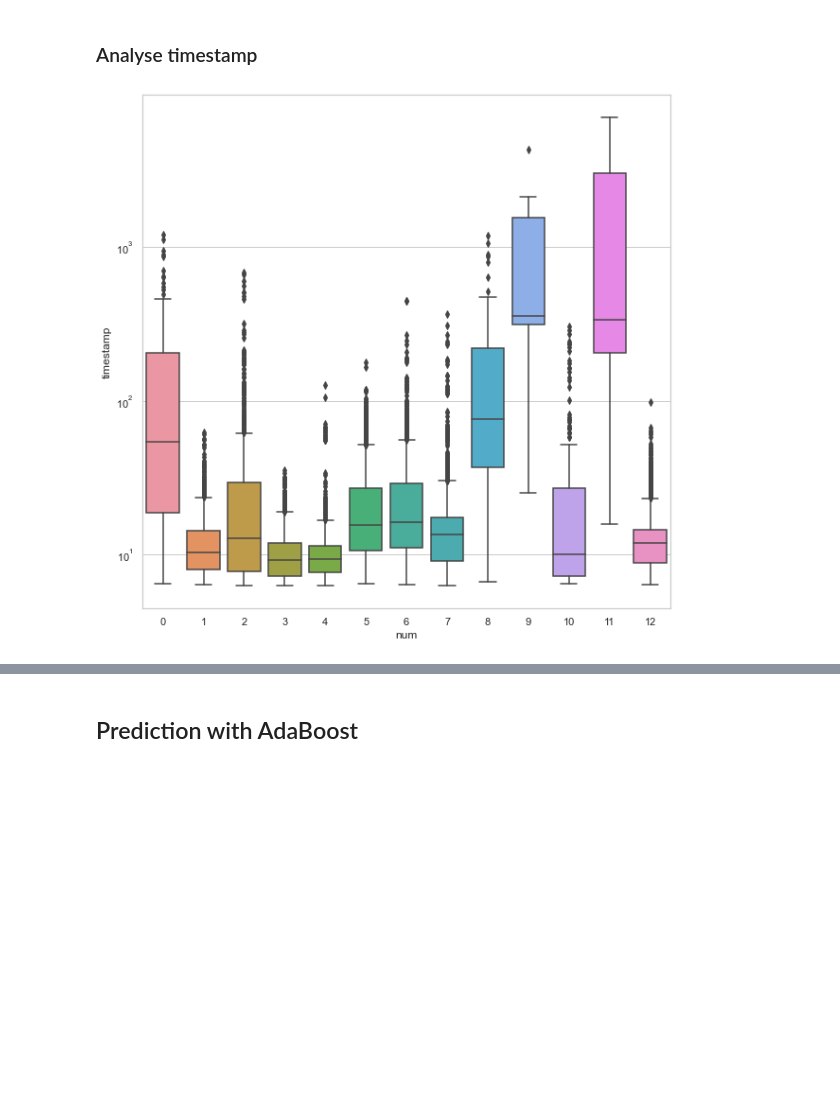
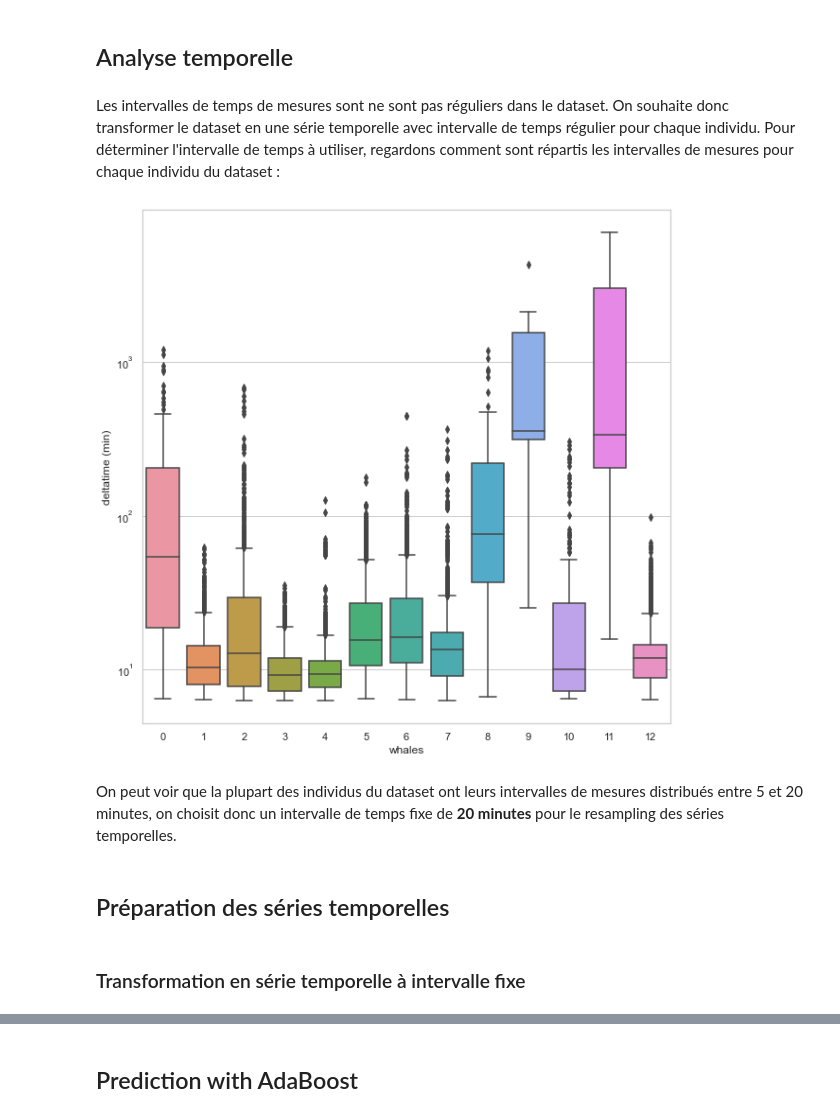
Before and after one commit to bgaudron/learning-whales, a Jupyter notebook: prediction.ipynb, the cells around one changed output, grey strips where cells are left out. Saved outputs shown, nothing was run; the diff lists cells and outputs as text; code cells hidden in the pictures; blank space fills up the shorter version.

```diff
--- a/prediction.ipynb
+++ b/prediction.ipynb
@@ -18,18 +22,29 @@ whales = []
 for id in df['individual-local-identifier'].unique():
     whales.append(df[df['individual-local-identifier']==id][['timestamp','location-lat','location-long']])
 # %% [markdown]
-### Analyse timestamp
+## Analyse temporelle
+# %% [markdown]
+Les intervalles de temps de mesures sont ne sont pas réguliers dans le dataset. On souhaite donc transformer le dataset en une série temporelle avec intervalle de temps régulier pour chaque individu.
+Pour déterminer l'intervalle de temps à utiliser, regardons comment sont répartis les intervalles de mesures pour chaque individu du dataset :
 # %%
 diffs = []
 for i in range(len(whales)):
     diff = whales[i]['timestamp'].diff()/np.timedelta64(1, 'm')
     diff = diff.to_frame()
     diff['num'] = i
     diffs.append(diff)
 diffs = pd.concat(diffs)
 plt.figure(figsize=(10,10))
 sns.set_theme(style="whitegrid")
 bx = sns.boxplot(data = diffs, x="num", y="timestamp")
+bx.set_ylabel("deltatime (min)")
+bx.set_xlabel("whales")
 bx.set_yscale("log")
 # %% [output]
-[figure, old version]
+[figure, new version]
+# %% [markdown]
+On peut voir que la plupart des individus du dataset ont leurs intervalles de mesures distribués entre 5 et 20 minutes, on choisit donc un intervalle de temps fixe de **20 minutes** pour le resampling des séries temporelles.
+# %% [markdown]
+## Préparation des séries temporelles
+# %% [markdown]
+### Transformation en série temporelle à intervalle fixe
```
Also changed, not shown: parts of 29 cells of this notebook, 2 other files.
